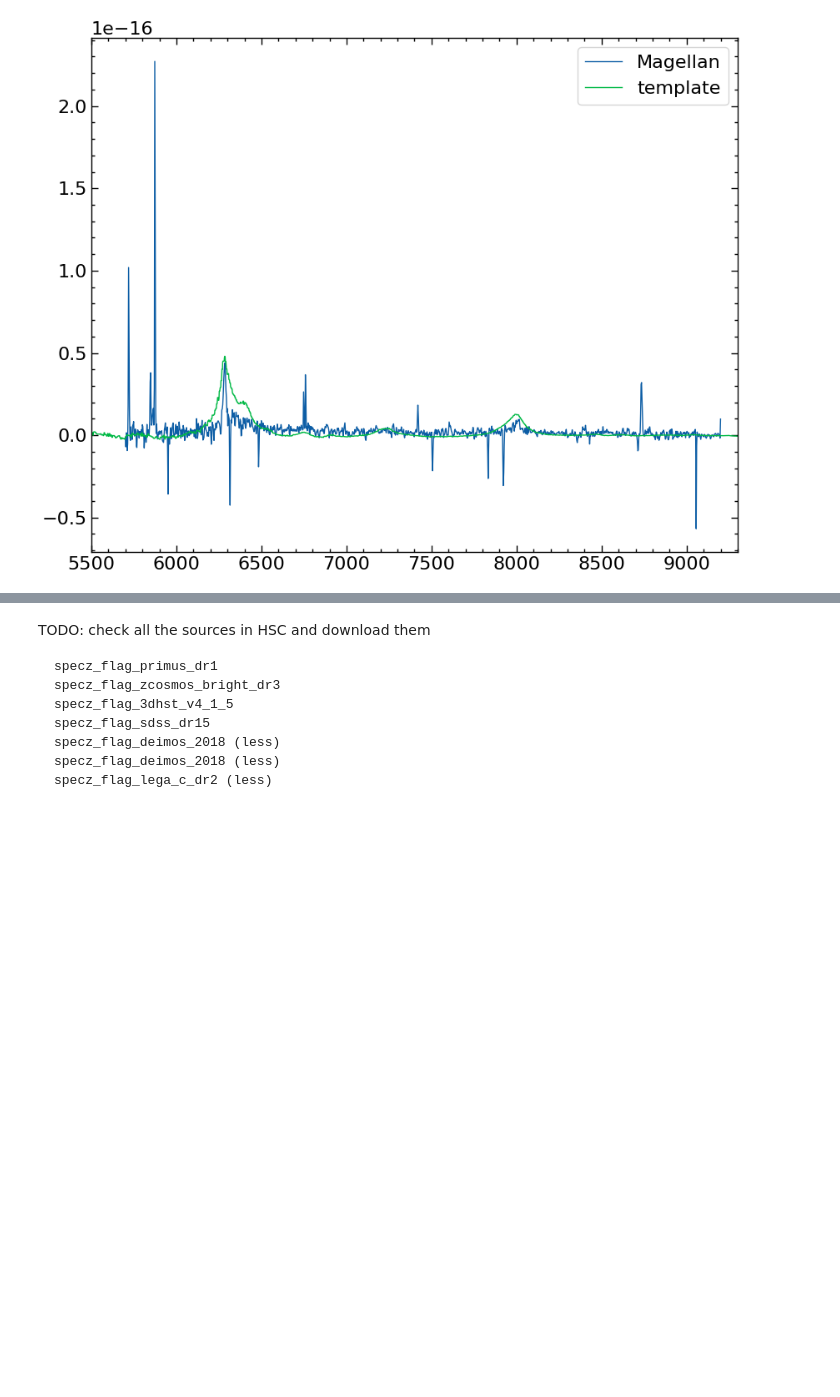
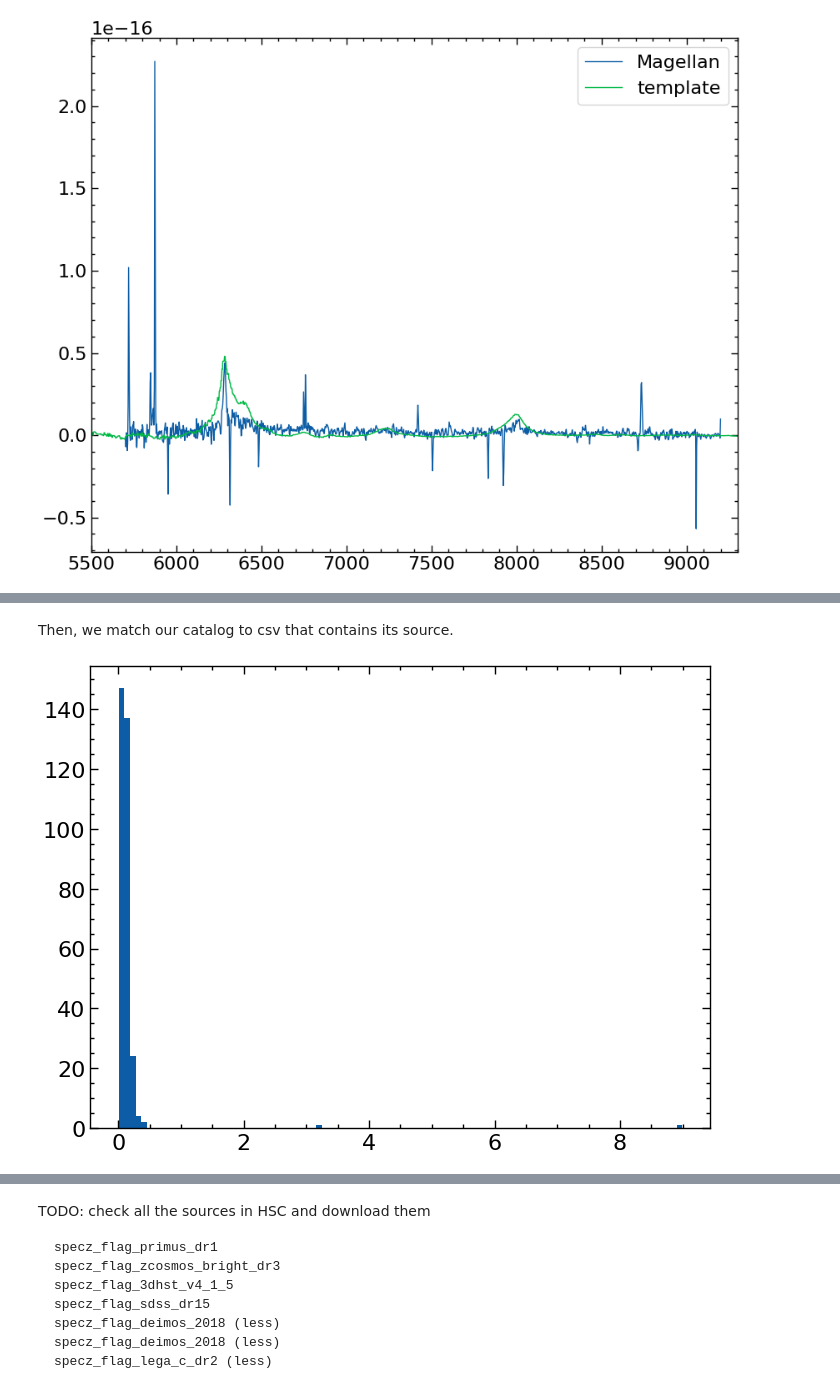
Before and after one commit to Chisen-Lupus/dwarf_agn_cosmos, a Jupyter notebook: hsc-ssp-download.ipynb, the cells around one changed output, grey strips where cells are left out. Drawn from its saved outputs; the diff is of its cells as text; code cells hidden in the pictures; blank space fills up the shorter version.

```diff
--- a/hsc-ssp-download.ipynb
+++ b/hsc-ssp-download.ipynb
@@ -239,0 +242,14 @@ For example, the target above is in `PRIMUS_DR1`.
+# %% [markdown]
+Then, we match our catalog to csv that contains its source.
+# %%
+data_hsc_mask = data_agn_updated['r_z'] == 1
+data_coords = SkyCoord(data_agn_updated['RAdeg'], data_agn_updated['DEdeg'], unit=[u.deg, u.deg])
+
+hsc_sources = ascii.read('spec/420753.csv')
+hsc_coords = SkyCoord(hsc_sources['specz_ra'], hsc_sources['specz_dec'], unit=[u.deg, u.deg])
+
+idx, d2d, _ = data_coords[data_hsc_mask].match_to_catalog_sky(hsc_coords)
+
+plt.hist(d2d.to(u.arcsec).value, bins=100);
+# %% [output]
+[figure, added]
```
Also changed, not shown: parts of 9 cells of this notebook, 2 other files.
